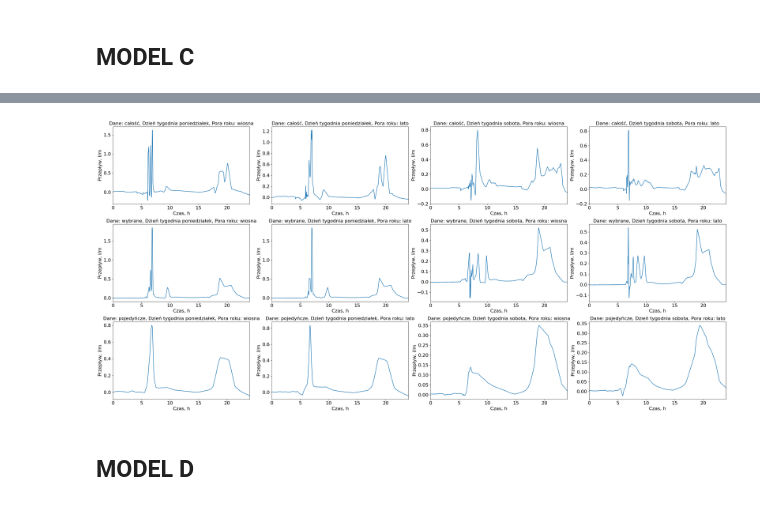
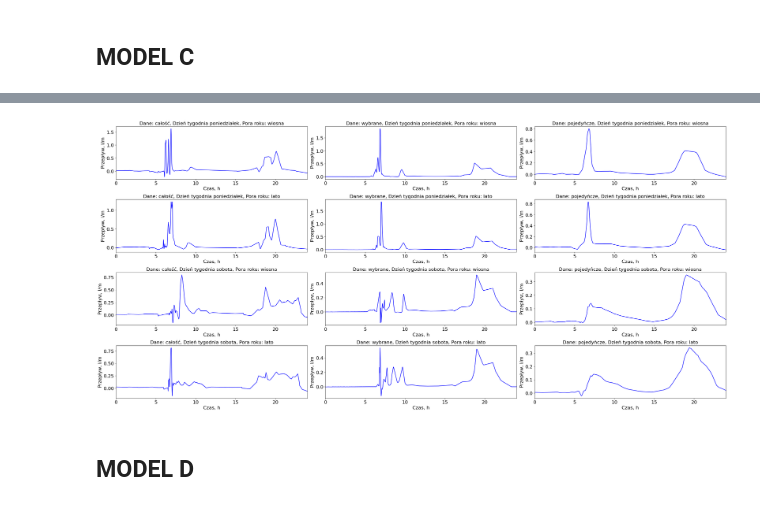
Before and after one commit to KulsonKula/Analiza-i-modelowanie-procesow-zwiazanych-z-systemem-centralnego-ogrzewania, a Jupyter notebook: Kod/porównianie_modeli.IPYNB, the cells around one changed output, grey strips where cells are left out. Drawn from its saved outputs; the diff is of its cells as text; code cells hidden in the pictures.

```diff
--- a/Kod/porównianie_modeli.IPYNB
+++ b/Kod/porównianie_modeli.IPYNB
@@ -194,37 +193,37 @@ flow_result_2_7_poj      = model_C_poj .predict(flow_time_sym)
 
 
 FONTSIZE=16
-fig, axs = plt.subplots(3, 4, figsize=(30, 14))
-axs[0,0].plot(flow_time_plot, flow_result_1_1_caly)
+fig, axs = plt.subplots(4, 3, figsize=(30, 14))
+axs[0,0].plot(flow_time_plot, flow_result_1_1_caly,color='blue')
 axs[0,0].set_title("Dane: całość, Dzień tygodnia poniedziałek, Pora roku: wiosna", fontsize=FONTSIZE)
-axs[0,1].plot(flow_time_plot, flow_result_2_1_caly)
-axs[0,1].set_title("Dane: całość, Dzień tygodnia poniedziałek, Pora roku: lato", fontsize=FONTSIZE)
-axs[0,2].plot(flow_time_plot, flow_result_1_6_caly)
-axs[0,2].set_title("Dane: całość, Dzień tygodnia sobota, Pora roku: wiosna", fontsize=FONTSIZE)
-axs[0,3].plot(flow_time_plot, flow_result_2_6_caly)
-axs[0,3].set_title("Dane: całość, Dzień tygodnia sobota, Pora roku: lato", fontsize=FONTSIZE)
+axs[1,0].plot(flow_time_plot, flow_result_2_1_caly,color='blue')
+axs[1,0].set_title("Dane: całość, Dzień tygodnia poniedziałek, Pora roku: lato", fontsize=FONTSIZE)
+axs[2,0].plot(flow_time_plot, flow_result_1_6_caly,color='blue')
+axs[2,0].set_title("Dane: całość, Dzień tygodnia sobota, Pora roku: wiosna", fontsize=FONTSIZE)
+axs[3,0].plot(flow_time_plot, flow_result_2_6_caly,color='blue')
+axs[3,0].set_title("Dane: całość, Dzień tygodnia sobota, Pora roku: lato", fontsize=FONTSIZE)
 
-axs[1,0].plot(flow_time_plot, flow_result_1_1_wybrany)
-axs[1,0].set_title("Dane: wybrane, Dzień tygodnia poniedziałek, Pora roku: wiosna", fontsize=FONTSIZE)
-axs[1,1].plot(flow_time_plot, flow_result_2_1_wybrany)
+axs[0,1].plot(flow_time_plot, flow_result_1_1_wybrany,color='blue')
+axs[0,1].set_title("Dane: wybrane, Dzień tygodnia poniedziałek, Pora roku: wiosna", fontsize=FONTSIZE)
+axs[1,1].plot(flow_time_plot, flow_result_2_1_wybrany,color='blue')
 axs[1,1].set_title("Dane: wybrane, Dzień tygodnia poniedziałek, Pora roku: lato", fontsize=FONTSIZE)
-axs[1,2].plot(flow_time_plot, flow_result_1_6_wybrany)
-axs[1,2].set_title("Dane: wybrane, Dzień tygodnia sobota, Pora roku: wiosna", fontsize=FONTSIZE)
-axs[1,3].plot(flow_time_plot, flow_result_2_6_wybrany)
-axs[1,3].set_title("Dane: wybrane, Dzień tygodnia sobota, Pora roku: lato", fontsize=FONTSIZE)
+axs[2,1].plot(flow_time_plot, flow_result_1_6_wybrany,color='blue')
+axs[2,1].set_title("Dane: wybrane, Dzień tygodnia sobota, Pora roku: wiosna", fontsize=FONTSIZE)
+axs[3,1].plot(flow_time_plot, flow_result_2_6_wybrany,color='blue')
+axs[3,1].set_title("Dane: wybrane, Dzień tygodnia sobota, Pora roku: lato", fontsize=FONTSIZE)
 
-axs[2,0].plot(flow_time_plot, flow_result_1_1_poj)
-axs[2,0].set_title("Dane: pojedyńcze, Dzień tygodnia poniedziałek, Pora roku: wiosna", fontsize=FONTSIZE)
-axs[2,1].plot(flow_time_plot, flow_result_2_1_poj)
-axs[2,1].set_title("Dane: pojedyńcze, Dzień tygodnia poniedziałek, Pora roku: lato", fontsize=FONTSIZE)
-axs[2,2].plot(flow_time_plot, flow_result_1_6_poj)
+axs[0,2].plot(flow_time_plot, flow_result_1_1_poj,color='blue')
+axs[0,2].set_title("Dane: pojedyńcze, Dzień tygodnia poniedziałek, Pora roku: wiosna", fontsize=FONTSIZE)
+axs[1,2].plot(flow_time_plot, flow_result_2_1_poj,color='blue')
+axs[1,2].set_title("Dane: pojedyńcze, Dzień tygodnia poniedziałek, Pora roku: lato", fontsize=FONTSIZE)
+axs[2,2].plot(flow_time_plot, flow_result_1_6_poj,color='blue')
 axs[2,2].set_title("Dane: pojedyńcze, Dzień tygodnia sobota, Pora roku: wiosna", fontsize=FONTSIZE)
-axs[2,3].plot(flow_time_plot, flow_result_2_6_poj)
-axs[2,3].set_title("Dane: pojedyńcze, Dzień tygodnia sobota, Pora roku: lato", fontsize=FONTSIZE)
+axs[3,2].plot(flow_time_plot, flow_result_2_6_poj,color='blue')
+axs[3,2].set_title("Dane: pojedyńcze, Dzień tygodnia sobota, Pora roku: lato", fontsize=FONTSIZE)
 
 
-for i in range(3):
-    for j in range(4):
+for i in range(4):
+    for j in range(3):
 
         axs[i, j].set_xlabel('Czas, h', fontsize=16)
         axs[i, j].set_ylabel('Przepływ, l/m', fontsize=16)
@@ -234,6 +233,7 @@ for i in range(3):
 for ax in axs.flat:
     ax.tick_params(axis='both', labelsize=16)
 
+
 plt.tight_layout()
 
 plt.show()
@@ -258,4 +258,4 @@ plt.show()
-[figure, old version]
+[figure, new version]
 # %% [markdown]
 ## MODEL D
 # %%
```
Also changed, not shown: parts of 5 cells of this notebook, 9 other files.
